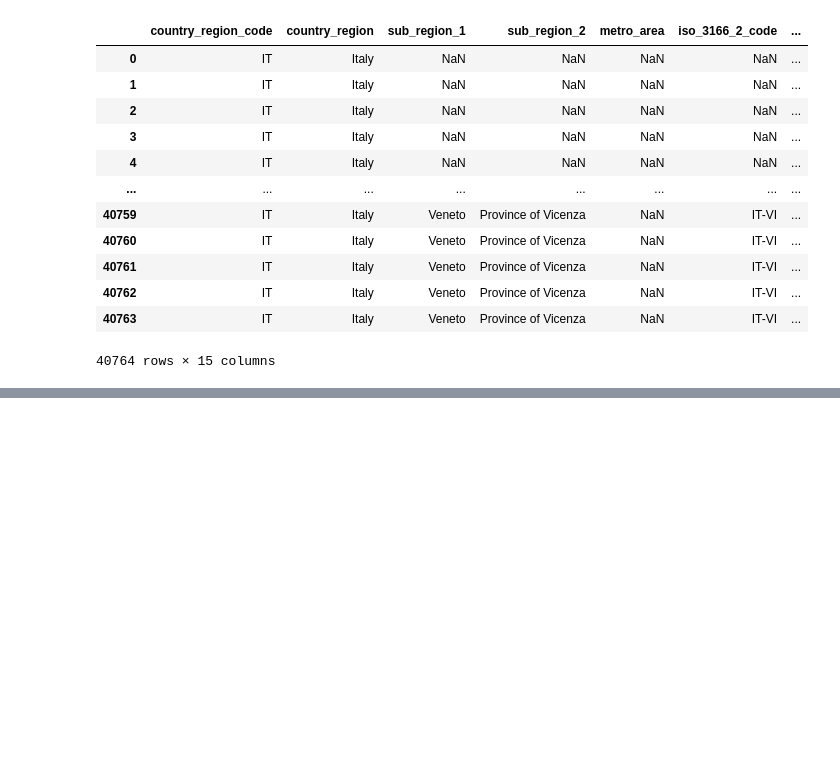
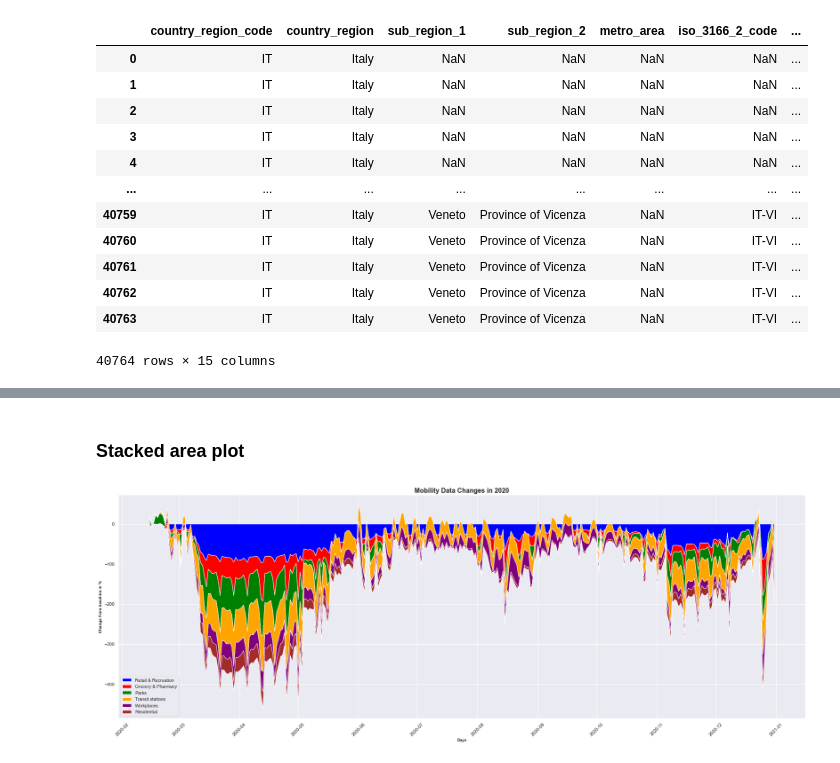
Before and after one commit to danielegerbaldo/Turin-Air-Quality-Comparison-Lockdown, a Jupyter notebook: Turin-Air-Quality-Comparison-Lockdown.ipynb, the cells around one changed output, grey strips where cells are left out. Drawn from its saved outputs; the diff is of its cells as text; code cells hidden in the pictures; blank space fills up the shorter version.

Commit message:
Stackd-area and multi-line plot implemented on mobility data

```diff
--- a/Turin-Air-Quality-Comparison-Lockdown.ipynb
+++ b/Turin-Air-Quality-Comparison-Lockdown.ipynb
@@ -13,8 +17,8 @@ Google LLC "Google COVID-19 Community Mobility Reports".
 https://www.google.com/covid19/mobility/
 # %%
 path = 'data/2020_IT_Region_Mobility_Report.csv'
-mobility_data = pd.read_csv(path)
-mobility_data
+it_mobility_data = pd.read_csv(path, parse_dates=['date'])
+it_mobility_data
 # %% [output]
 |  | country_region_code | country_region | sub_region_1 | sub_region_2 | metro_area | iso_3166_2_code | ... |
 | 0 | IT | Italy | NaN | NaN | NaN | NaN | ... |
@@ -31,0 +38,6 @@ mobility_data
+# %%
+#Filtering by sub_region
+to_mobility_data = it_mobility_data[it_mobility_data['sub_region_2'] == 'Metropolitan City of Turin'].copy()
+#remove empty column
+to_mobility_data.dropna(how='all', axis=1, inplace=True)
+to_mobility_data
@@ -31,0 +72,24 @@ mobility_data
+# %% [markdown]
+### Stacked area plot
+# %%
+#set seaborn grapichs theme
+sns.set_theme()
+
+plt.figure(figsize=(30, 10))
+palette = ["blue","red","green","orange","purple","brown"]
+labels=['Retail & Recreation','Grocery & Pharmacy','Parks','Transit stations','Workplaces','Residential']
+
+plt.stackplot(to_mobility_data.date,
+              to_mobility_data.retail_and_recreation_percent_change_from_baseline, to_mobility_data.grocery_and_pharmacy_percent_change_from_baseline, to_mobility_data.parks_percent_change_from_baseline, to_mobility_data.transit_stations_percent_change_from_baseline, to_mobility_data.workplaces_percent_change_from_baseline, to_mobility_data.residential_percent_change_from_baseline,colors=palette, labels=labels)
+
+plt.legend(loc='lower left')
+plt.xlabel('Days',fontdict= { 'fontsize': 10, 'fontweight':'bold'})
+plt.ylabel('Change from baseline in %',fontdict= { 'fontsize': 10, 'fontweight':'bold'})
+ax = plt.gca()
+ax.tick_params(axis ='x', rotation = 45)
+ax.grid(True)
+plt.title("Mobility Data Changes in 2020",fontdict= { 'fontsize': 16, 'fontweight':'bold'})
+sns.despine()
+plt.show()
+# %% [output]
+[figure, added]
```
Also changed, not shown: parts of 11 cells of this notebook.
